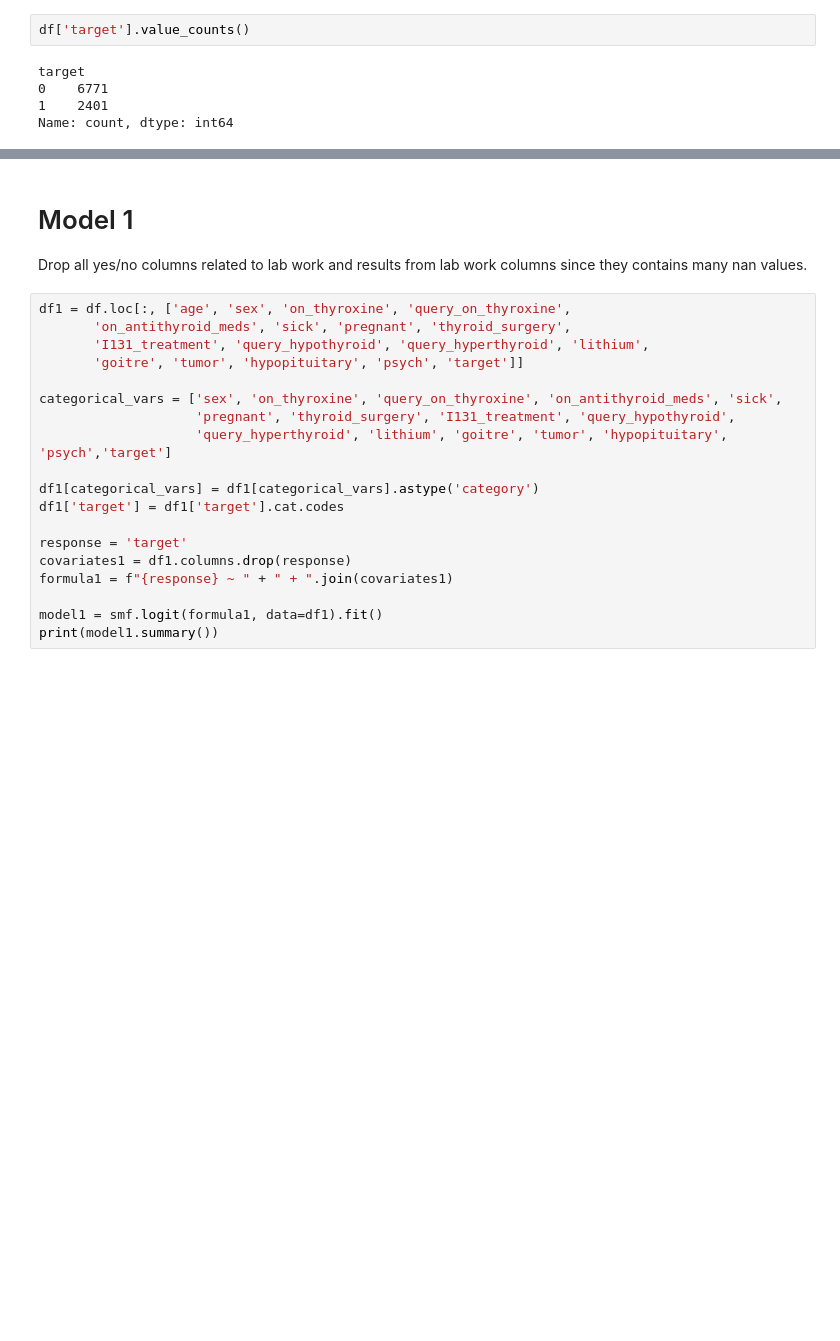
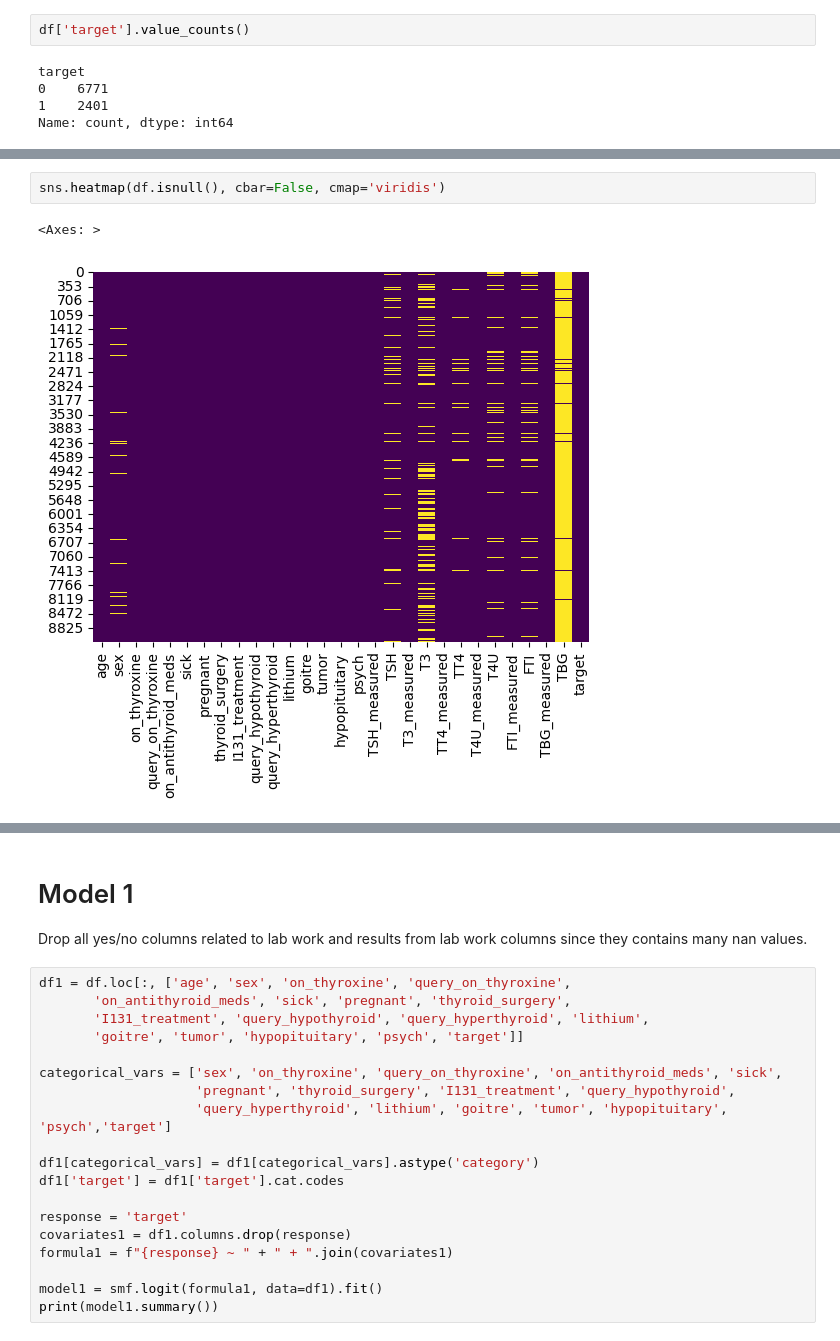
Before and after one commit to sangtr-n/Math189-FinalProject, a Jupyter notebook: ProjectThyroid_C10.ipynb, the cells around one changed output, grey strips where cells are left out. Cells and saved outputs as stored; diff of their text form; blank space fills up the shorter version.

```diff
--- a/ProjectThyroid_C10.ipynb
+++ b/ProjectThyroid_C10.ipynb
@@ -201,0 +319,5 @@ Name: count, dtype: int64
+# %%
+sns.heatmap(df.isnull(), cbar=False, cmap='viridis')
+# %% [output]
+<Axes: >
+[figure, added]
```
Also changed, not shown: parts of 20 cells of this notebook.
